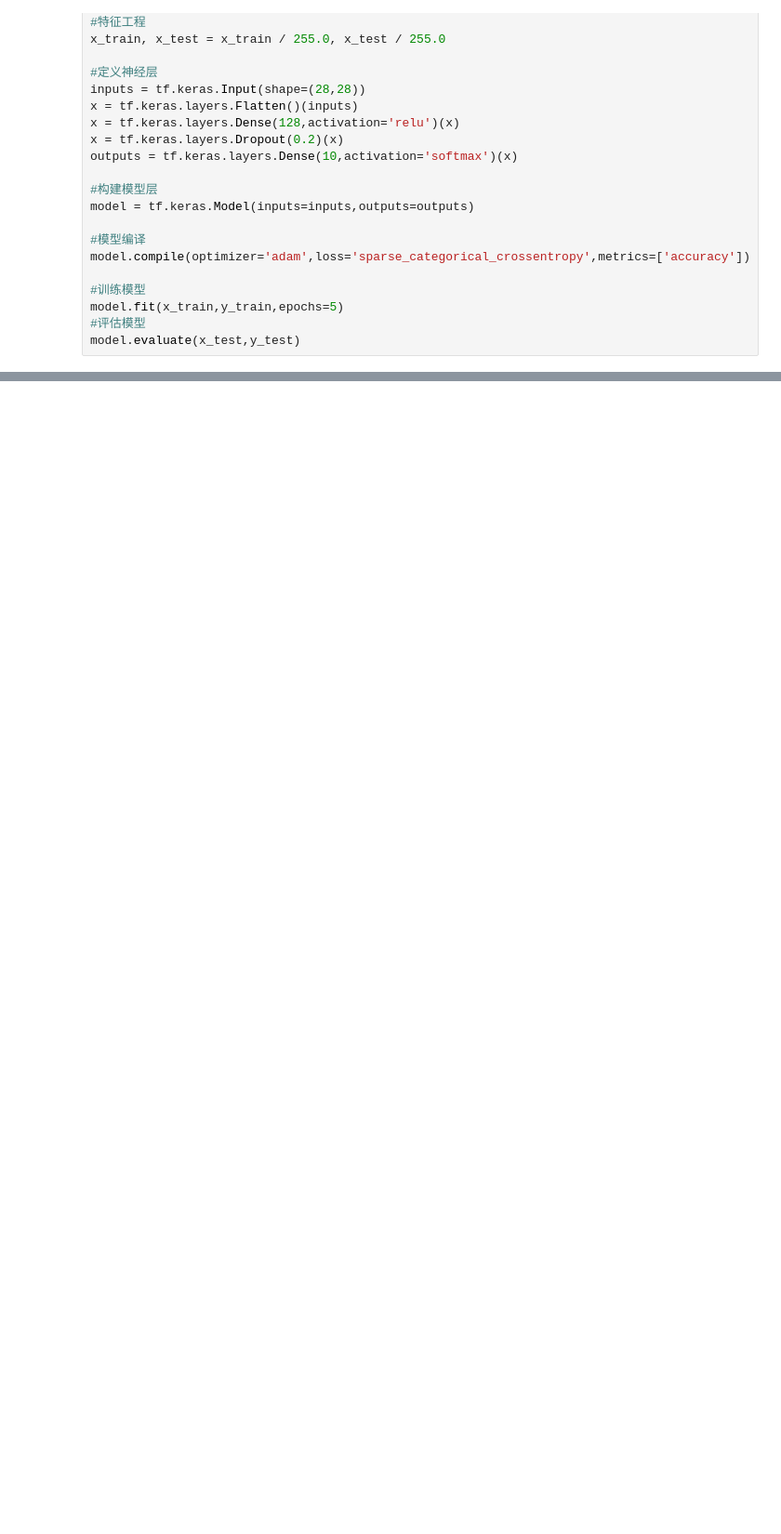
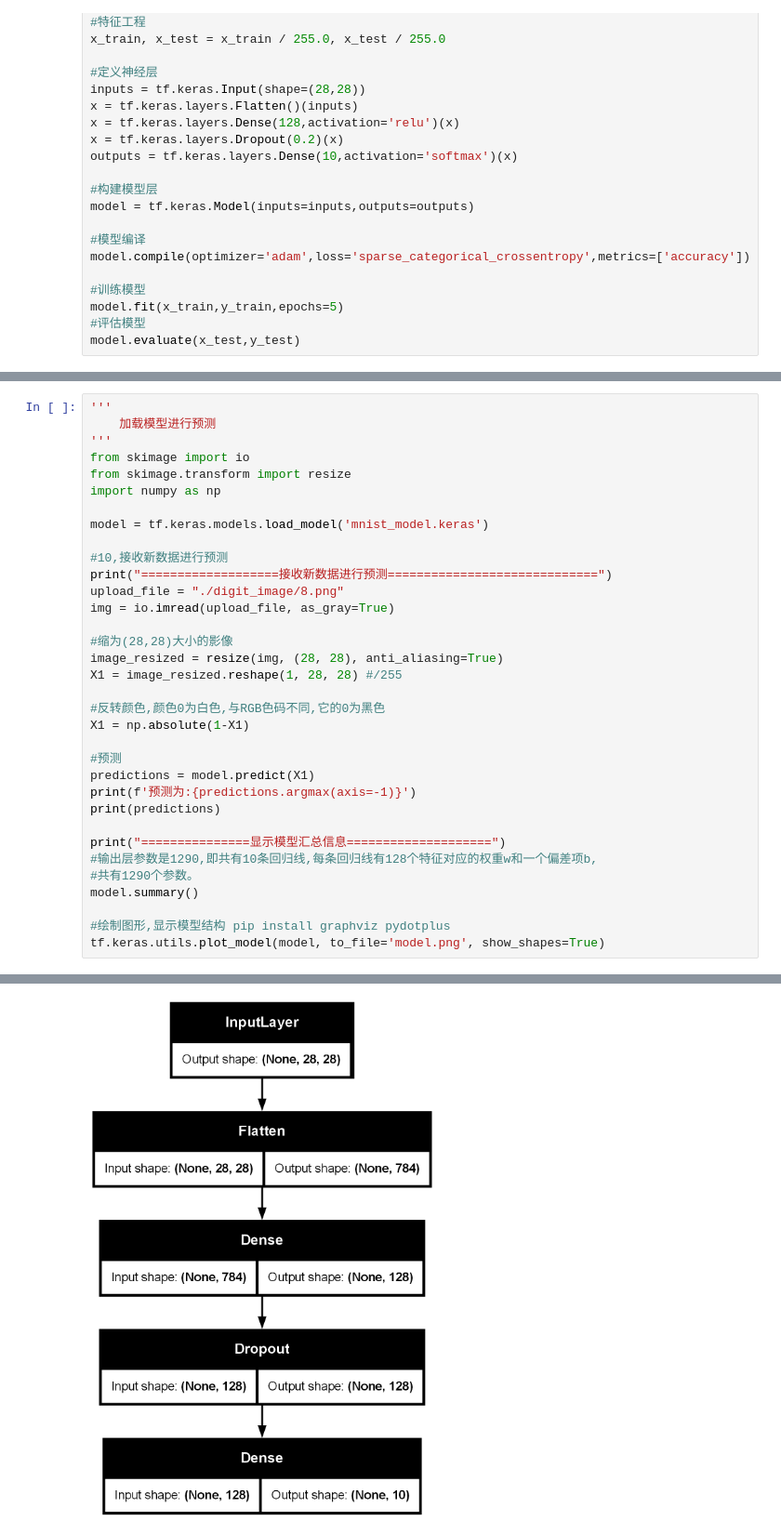
Before and after one commit to OnlyWell/d2l_tensorflow, a Jupyter notebook: book_charter/base_tensorflow/neural_net_base.ipynb, the cells around one changed output, grey strips where cells are left out. Shown at 93% size. Saved outputs shown, nothing was run; the diff lists cells and outputs as text; blank space fills up the shorter version.

```diff
--- a/book_charter/base_tensorflow/neural_net_base.ipynb
+++ b/book_charter/base_tensorflow/neural_net_base.ipynb
@@ -141,0 +165,35 @@ predict: [7 2 1 0 4 1 4 9 5 9 0 6 9 0 1 5 9 7 3 4]
+# %%
+'''
+    加载模型进行预测
+'''
+from skimage import io
+from skimage.transform import resize
+import numpy as np
+
+model = tf.keras.models.load_model('mnist_model.keras')
+
+#10,接收新数据进行预测
+print("===================接收新数据进行预测=============================")
+upload_file = "./digit_image/8.png"
+img = io.imread(upload_file, as_gray=True)
+
+#缩为(28,28)大小的影像
+image_resized = resize(img, (28, 28), anti_aliasing=True)
+X1 = image_resized.reshape(1, 28, 28) #/255
+
+#反转颜色,颜色0为白色,与RGB色码不同,它的0为黑色
+X1 = np.absolute(1-X1)
+
+#预测
+predictions = model.predict(X1)
+print(f'预测为:{predictions.argmax(axis=-1)}')
+print(predictions)
+
+print("===============显示模型汇总信息====================")
+#输出层参数是1290,即共有10条回归线,每条回归线有128个特征对应的权重w和一个偏差项b,
+#共有1290个参数。
+model.summary()
+
+#绘制图形,显示模型结构 pip install graphviz pydotplus
+tf.keras.utils.plot_model(model, to_file='model.png', show_shapes=True)
+# %% [output]
@@ -141,0 +224 @@ predict: [7 2 1 0 4 1 4 9 5 9 0 6 9 0 1 5 9 7 3 4]
+[figure, added]
```
Also changed, not shown: parts of 2 cells of this notebook, 5 other files.
